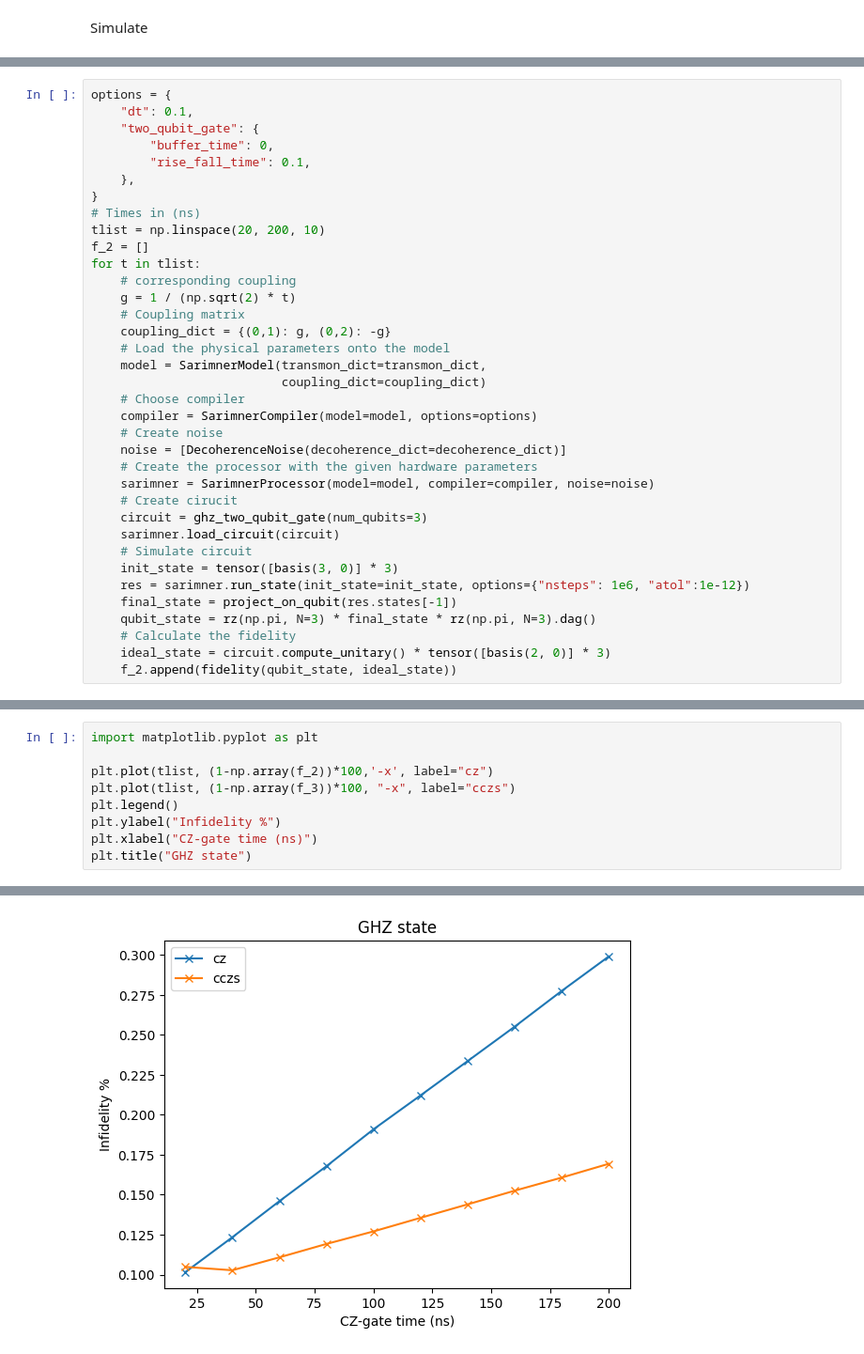
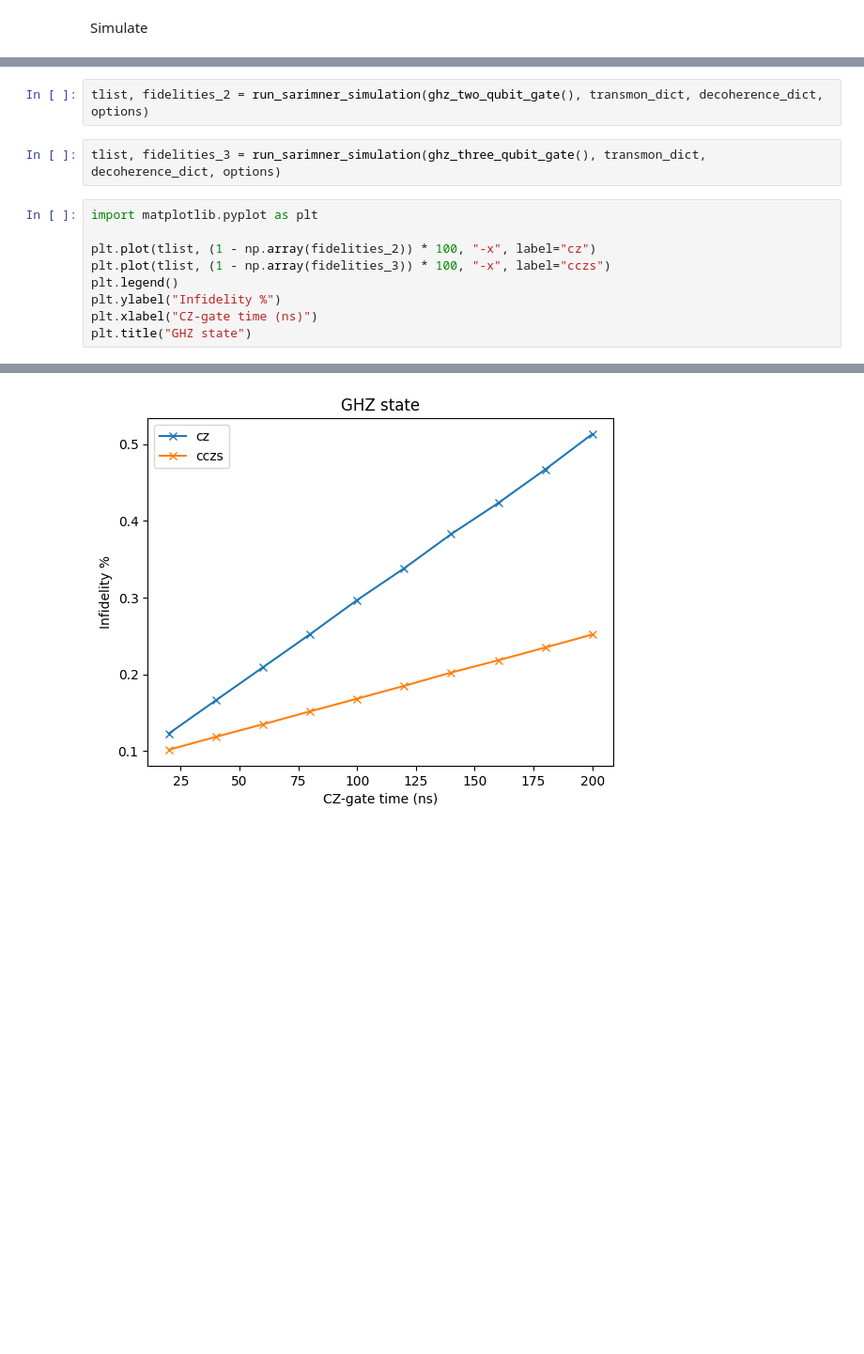
Before and after one commit to aqp-mc2-chalmers/chalmers-qubit, a Jupyter notebook: examples/comparison_of_coherence_limits.ipynb, the cells around one changed output, grey strips where cells are left out. Shown at 94% size. Drawn from its saved outputs; the diff is of its cells as text; blank space fills up the shorter version.

```diff
--- a/examples/comparison_of_coherence_limits.ipynb
+++ b/examples/comparison_of_coherence_limits.ipynb
@@ -109,39 +111,3 @@ def run_sarimner_simulation(circuit, transmon_dict, decoherence_dict, options_di
         fidelities.append(fidelity(qubit_state, ideal_state))
 
     return tlist, fidelities
-# %%
-options = {
-    "dt": 0.1,
-    "two_qubit_gate": {
-        "buffer_time": 0,
-        "rise_fall_time": 0.1,
-    },
-}
-# Times in (ns)
-tlist = np.linspace(20, 200, 10)
-f_2 = []
-for t in tlist:
-    # corresponding coupling
-    g = 1 / (np.sqrt(2) * t)
-    # Coupling matrix
-    coupling_dict = {(0,1): g, (0,2): -g}
-    # Load the physical parameters onto the model
-    model = SarimnerModel(transmon_dict=transmon_dict,
-                          coupling_dict=coupling_dict)
-    # Choose compiler
-    compiler = SarimnerCompiler(model=model, options=options)
-    # Create noise
-    noise = [DecoherenceNoise(decoherence_dict=decoherence_dict)]
-    # Create the processor with the given hardware parameters
-    sarimner = SarimnerProcessor(model=model, compiler=compiler, noise=noise)
-    # Create cirucit
-    circuit = ghz_two_qubit_gate(num_qubits=3)
-    sarimner.load_circuit(circuit)
-    # Simulate circuit
-    init_state = tensor([basis(3, 0)] * 3)
-    res = sarimner.run_state(init_state=init_state, options={"nsteps": 1e6, "atol":1e-12})
-    final_state = project_on_qubit(res.states[-1])
-    qubit_state = rz(np.pi, N=3) * final_state * rz(np.pi, N=3).dag()
-    # Calculate the fidelity
-    ideal_state = circuit.compute_unitary() * tensor([basis(2, 0)] * 3)
-    f_2.append(fidelity(qubit_state, ideal_state))
@@ -186,12 +114,16 @@ for t in tlist:
+# %%
+tlist, fidelities_2 = run_sarimner_simulation(ghz_two_qubit_gate(), transmon_dict, decoherence_dict, options)
+# %%
+tlist, fidelities_3 = run_sarimner_simulation(ghz_three_qubit_gate(), transmon_dict, decoherence_dict, options)
 # %%
 import matplotlib.pyplot as plt
 
-plt.plot(tlist, (1-np.array(f_2))*100,'-x', label="cz")
-plt.plot(tlist, (1-np.array(f_3))*100, "-x", label="cczs")
+plt.plot(tlist, (1 - np.array(fidelities_2)) * 100, "-x", label="cz")
+plt.plot(tlist, (1 - np.array(fidelities_3)) * 100, "-x", label="cczs")
 plt.legend()
 plt.ylabel("Infidelity %")
 plt.xlabel("CZ-gate time (ns)")
 plt.title("GHZ state")
 # %% [output]
 Text(0.5, 1.0, 'GHZ state')
-[figure, old version]
+[figure, new version]
```
Also changed, not shown: parts of 4 cells of this notebook, 2 other files.
